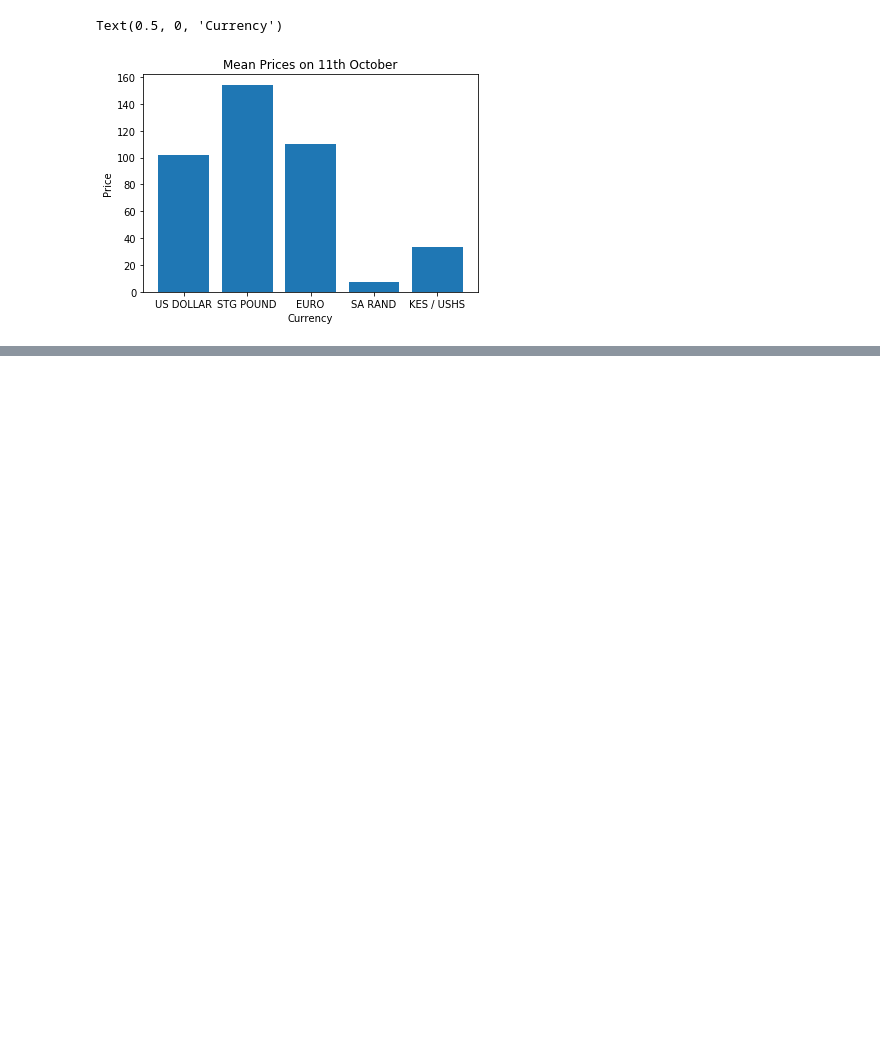
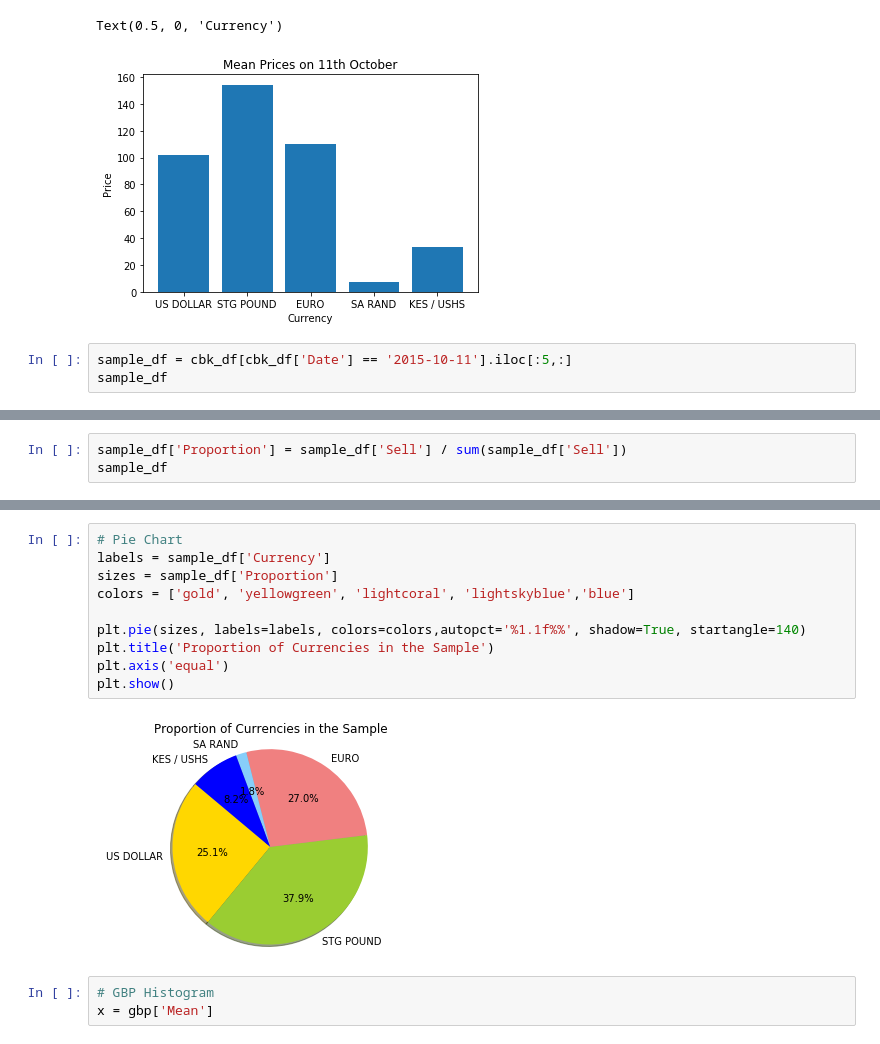
Before and after one commit to AubreyJohns/Data-Visualization, a Jupyter notebook: Data Visualization.ipynb, the cells around one changed output, grey strips where cells are left out. Saved outputs shown, nothing was run; the diff lists cells and outputs as text; blank space fills up the shorter version.

```diff
--- a/Data Visualization.ipynb
+++ b/Data Visualization.ipynb
@@ -156,3 +199,6 @@ plt.xlabel('Currency')
 # %% [output]
 Text(0.5, 0, 'Currency')
 [figure]
+# %%
+sample_df = cbk_df[cbk_df['Date'] == '2015-10-11'].iloc[:5,:]
+sample_df
@@ -158,0 +243,3 @@ Text(0.5, 0, 'Currency')
+# %%
+sample_df['Proportion'] = sample_df['Sell'] / sum(sample_df['Sell'])
+sample_df
@@ -158,0 +253,15 @@ Text(0.5, 0, 'Currency')
+# %%
+# Pie Chart
+labels = sample_df['Currency']
+sizes = sample_df['Proportion']
+colors = ['gold', 'yellowgreen', 'lightcoral', 'lightskyblue','blue']
+
+plt.pie(sizes, labels=labels, colors=colors,autopct='%1.1f%%', shadow=True, startangle=140)
+plt.title('Proportion of Currencies in the Sample')
+plt.axis('equal')
+plt.show()
+# %% [output]
+[figure, added]
+# %%
+# GBP Histogram
+x = gbp['Mean']
```
Also changed, not shown: parts of 20 cells of this notebook.
